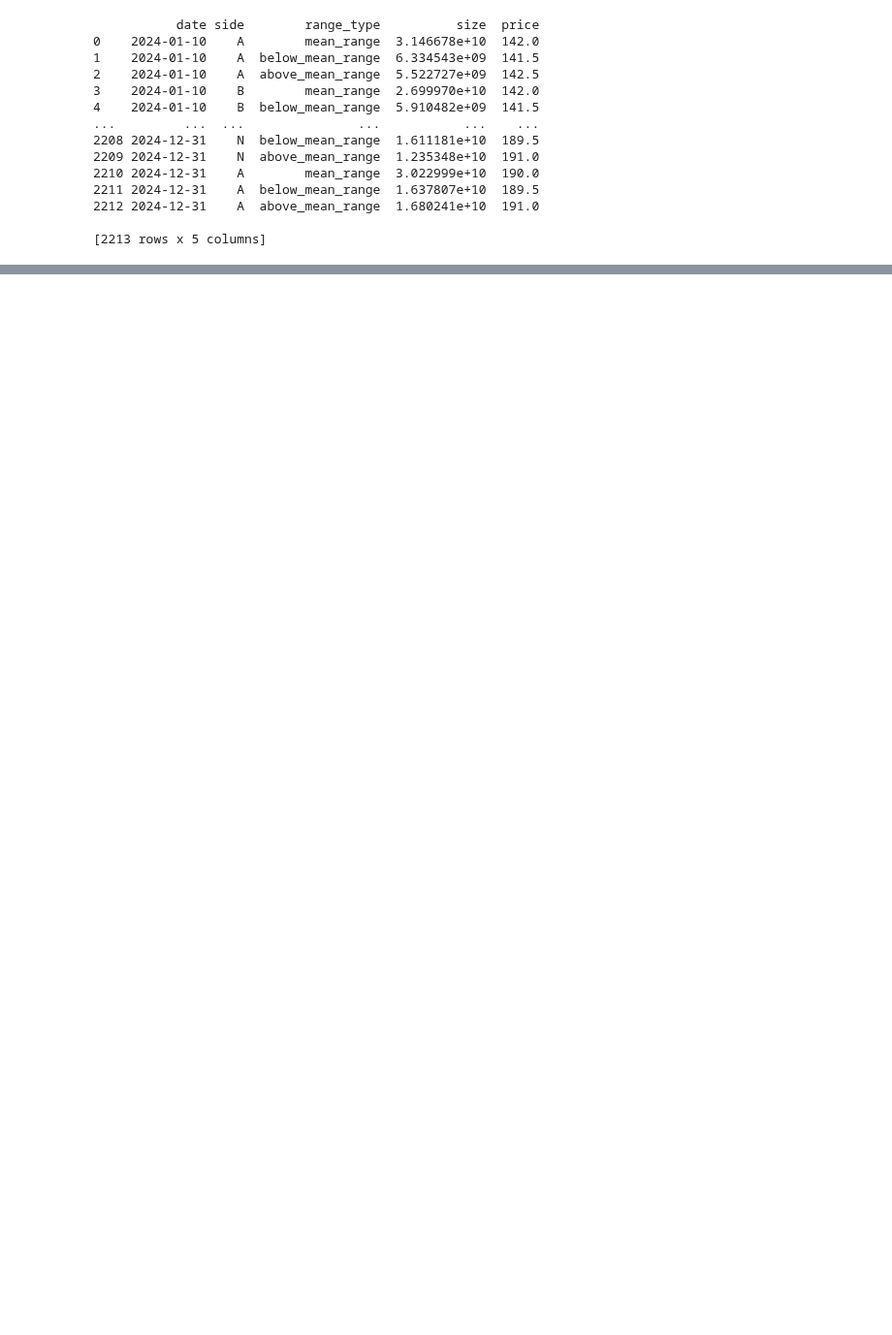
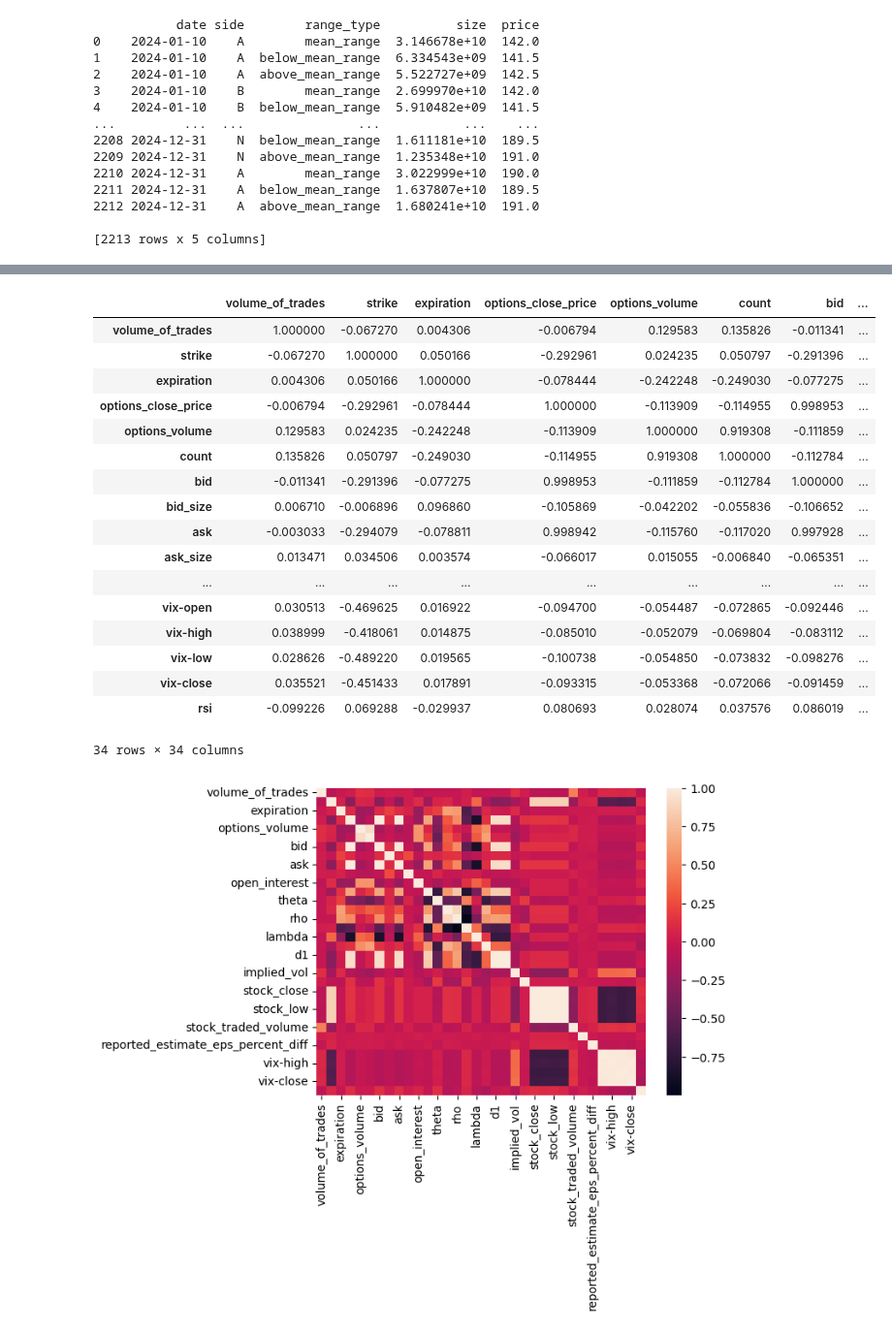
Before and after one commit to themoonwalker1/quantcap-options, a Jupyter notebook: options_data_retrieval.ipynb, the cells around one changed output, grey strips where cells are left out. Shown at 97% size. Cells and saved outputs as stored; diff of their text form; code cells hidden in the pictures; blank space fills up the shorter version.

```diff
--- a/options_data_retrieval.ipynb
+++ b/options_data_retrieval.ipynb
@@ -795,5 +797,5 @@ def get_vix_data():
     return pd.read_csv("VIX_History.csv")
 vix = get_vix_data()
 vix_renamed = vix.rename(columns={"DATE": "date", "OPEN": "vix-open", "HIGH": "vix-high", "LOW":"vix-low", "CLOSE":"vix-close"})
-vix_renamed["date"] = pd.to_datetime(vix_renamed["date"], format="%m/%d/%Y", errors="ignore").dt.date
+vix_renamed["date"] = pd.to_datetime(vix_renamed["date"], format="%m/%d/%Y", errors="ignore")
 # %%
@@ -970,22 +988,42 @@ sns.heatmap(spearman_correlation_matrix)
 # %%
 ## RSI - Feature
 df_RSI = df.copy()
 df_RSI['change'] = df_RSI['stock_close'].diff()
 df_RSI['gain'] = np.where(df_RSI['change'] > 0, df_RSI['change'], 0)
 df_RSI['loss'] = np.where(df_RSI['change'] < 0, -df_RSI['change'],0)
 period = 14 # two week RSI
 df_RSI['avg_gain'] = df_RSI['gain'].rolling(window=period).mean()
 df_RSI['avg_loss'] = df_RSI['loss'].rolling(window=period).mean()
 df_RSI['RS'] = df_RSI['avg_gain'] / df_RSI['avg_loss']
 df_RSI['RSI'] = 100 - (100 / (1 + df_RSI['RS']))
 
 ## MACD - feature
-df.ta.macd(close='stock_close', fast = 12, slow = 26, signal = 9, append = True)
-
+# df.ta.macd(close='stock_close', fast = 12, slow = 26, signal = 9, append = True)
 
 
 ## Add features to processed_df
 processed_df['rsi'] = df_RSI['RSI']
-processed_df['macd'] = df['MACDh_12_26_9']
-sns.heatmap(processed_df.corr(method='spearman'))
-processed_df.corr()
+# processed_df['macd'] = df['MACDh_12_26_9']
+numeric_processed_df = processed_df.select_dtypes(include=['number'])
+sns.heatmap(numeric_processed_df.corr(method='spearman'))
+numeric_processed_df.corr()
+# %% [output]
+|  | volume_of_trades | strike | expiration | options_close_price | options_volume | count | bid | ... |
+| volume_of_trades | 1.000000 | -0.067270 | 0.004306 | -0.006794 | 0.129583 | 0.135826 | -0.011341 | ... |
+| strike | -0.067270 | 1.000000 | 0.050166 | -0.292961 | 0.024235 | 0.050797 | -0.291396 | ... |
+| expiration | 0.004306 | 0.050166 | 1.000000 | -0.078444 | -0.242248 | -0.249030 | -0.077275 | ... |
+| options_close_price | -0.006794 | -0.292961 | -0.078444 | 1.000000 | -0.113909 | -0.114955 | 0.998953 | ... |
+| options_volume | 0.129583 | 0.024235 | -0.242248 | -0.113909 | 1.000000 | 0.919308 | -0.111859 | ... |
+| count | 0.135826 | 0.050797 | -0.249030 | -0.114955 | 0.919308 | 1.000000 | -0.112784 | ... |
+| bid | -0.011341 | -0.291396 | -0.077275 | 0.998953 | -0.111859 | -0.112784 | 1.000000 | ... |
+| bid_size | 0.006710 | -0.006896 | 0.096860 | -0.105869 | -0.042202 | -0.055836 | -0.106652 | ... |
+| ask | -0.003033 | -0.294079 | -0.078811 | 0.998942 | -0.115760 | -0.117020 | 0.997928 | ... |
+| ask_size | 0.013471 | 0.034506 | 0.003574 | -0.066017 | 0.015055 | -0.006840 | -0.065351 | ... |
+| ... | ... | ... | ... | ... | ... | ... | ... | ... |
+| vix-open | 0.030513 | -0.469625 | 0.016922 | -0.094700 | -0.054487 | -0.072865 | -0.092446 | ... |
+| vix-high | 0.038999 | -0.418061 | 0.014875 | -0.085010 | -0.052079 | -0.069804 | -0.083112 | ... |
+| vix-low | 0.028626 | -0.489220 | 0.019565 | -0.100738 | -0.054850 | -0.073832 | -0.098276 | ... |
+| vix-close | 0.035521 | -0.451433 | 0.017891 | -0.093315 | -0.053368 | -0.072066 | -0.091459 | ... |
+| rsi | -0.099226 | 0.069288 | -0.029937 | 0.080693 | 0.028074 | 0.037576 | 0.086019 | ... |
+34 rows × 34 columns
+[figure, added]
```
Also changed, not shown: parts of 15 cells of this notebook, 1 other file.
